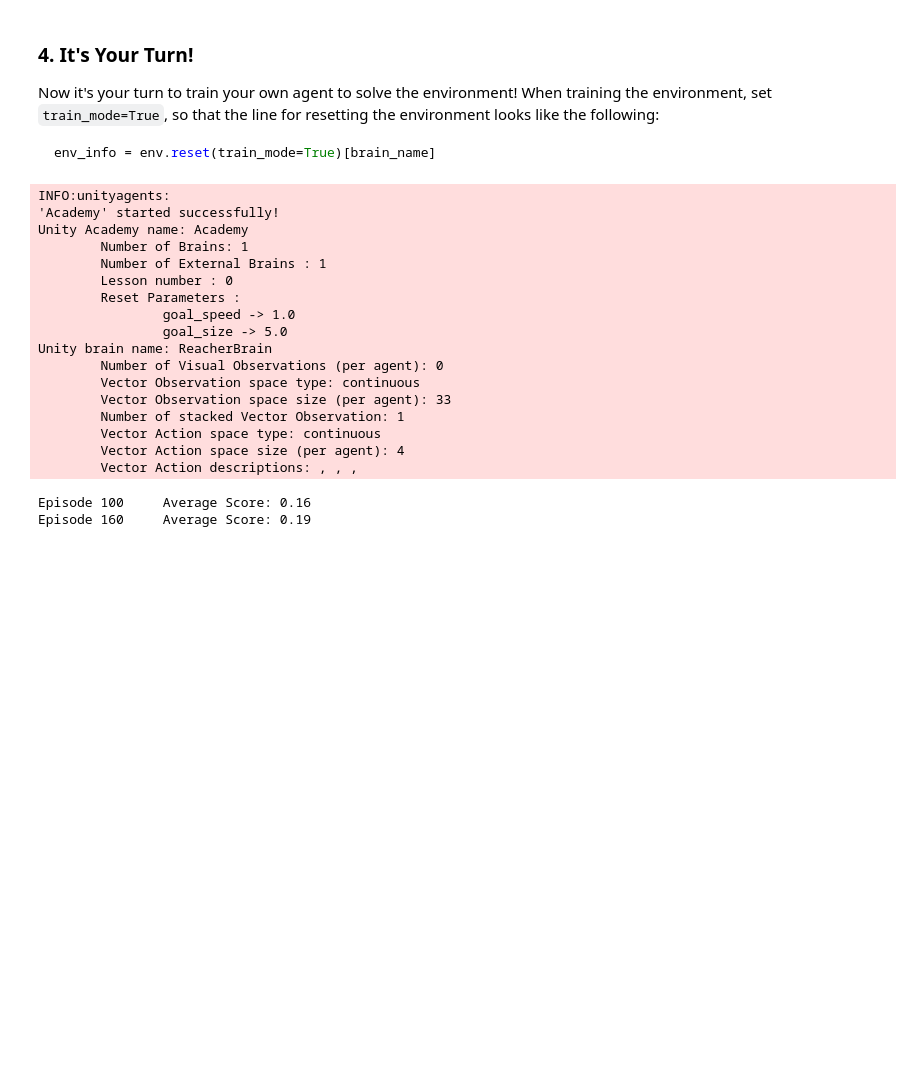
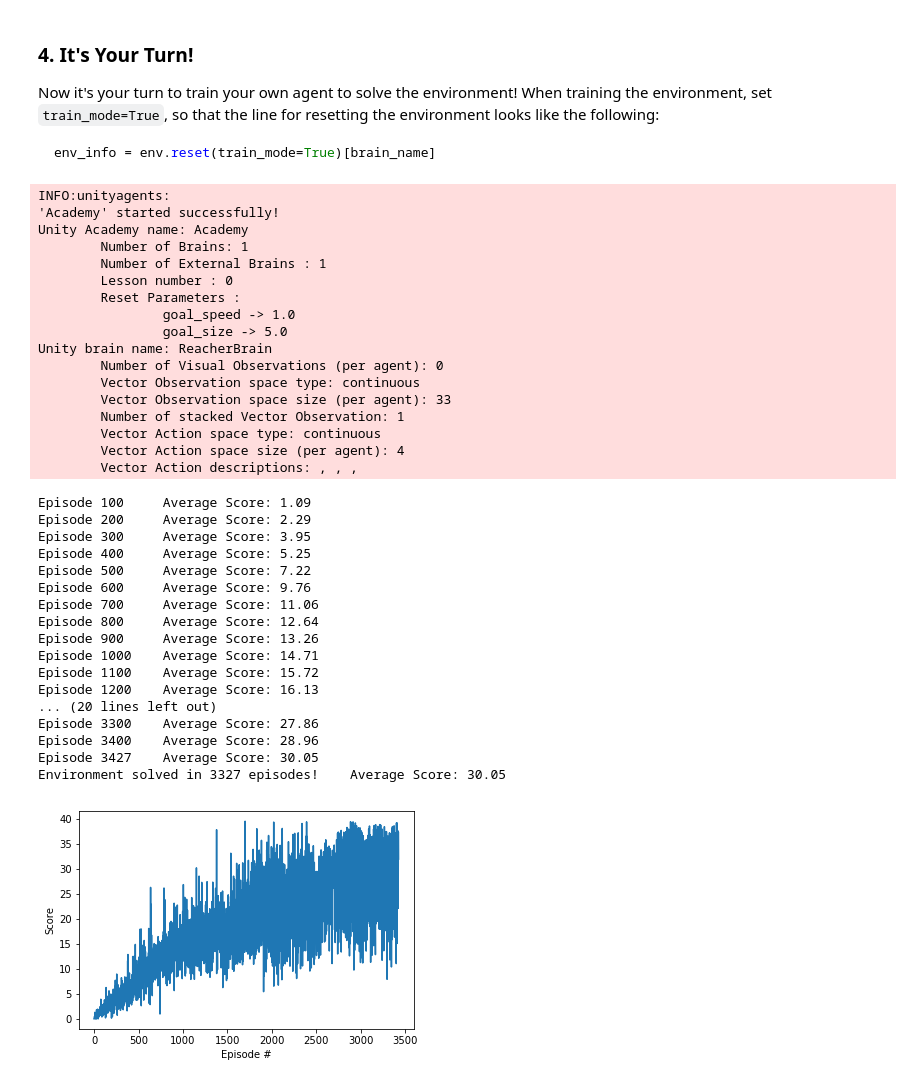
Before and after one commit to kelvin84hk/DRLND_P2_Continuous_Control, a Jupyter notebook: Continuous_Control.ipynb, the cells around one changed output. Drawn from its saved outputs; the diff is of its cells as text; code cells hidden in the pictures; blank space fills up the shorter version.

````diff
--- a/Continuous_Control.ipynb
+++ b/Continuous_Control.ipynb
@@ -122,7 +133,7 @@ Now it's your turn to train your own agent to solve the environment!  When train
 env_info = env.reset(train_mode=True)[brain_name]
 ```
 # %%
-def train(check_pt_path,n_episodes=5000, eps_start=1.0, eps_end=0.01, eps_decay=0.997,isSolve=True,IsAvgScore=False):
+def train(check_pt_path,n_episodes=5000,isSolve=True,IsAvgScore=False):
     """Learning.
 
     Params
@@ -141,18 +152,15 @@ def train(check_pt_path,n_episodes=5000, eps_start=1.0, eps_end=0.01, eps_decay=
     avgscores=[]
     scores = []                        # list containing scores from each episode
     scores_window = deque(maxlen=100)  # last 100 scores
-    eps = eps_start                    # initialize epsilon
     for i_episode in range(1, n_episodes+1):
         env_info = env.reset(train_mode=True)[brain_name]
         state= env_info.vector_observations
         score = 0
         while True:
-            #print(state)
-            actions = agent.act(state)
+            actions = agent.act(state,add_noise=False)
             env_info=env.step(actions)[brain_name]
             next_state = env_info.vector_observations
             reward = env_info.rewards[0]
-            #print(reward)# get the reward
             done = env_info.local_done[0]
             agent.step(state, actions, reward, next_state, done)
             state = next_state
@@ -161,14 +169,14 @@ def train(check_pt_path,n_episodes=5000, eps_start=1.0, eps_end=0.01, eps_decay=
                 break
         scores_window.append(score)       # save most recent score
         scores.append(score)              # save most recent score
-        eps = max(eps_end, eps_decay*eps) # decrease epsilon
         print('\rEpisode {}\tAverage Score: {:.2f}'.format(i_episode, np.mean(scores_window)), end="")
         if i_episode % 100 == 0:
             print('\rEpisode {}\tAverage Score: {:.2f}'.format(i_episode, np.mean(scores_window)))
             avgscores.append(np.mean(scores_window))
         if np.mean(scores_window)>=30.0 and isSolve:
             print('\nEnvironment solved in {:d} episodes!\tAverage Score: {:.2f}'.format(i_episode-100, np.mean(scores_window)))
-            torch.save(agent.actor_local.state_dict(),check_pt_path)
+            torch.save(agent.actor_local.state_dict(),check_pt_path+'_actor.pth')
+            torch.save(agent.critic_local.state_dict(),check_pt_path+'_critic.pth')
             break
     env.close()
     if IsAvgScore:
@@ -176,36 +184,52 @@ def train(check_pt_path,n_episodes=5000, eps_start=1.0, eps_end=0.01, eps_decay=
     else:
         return scores
 # %%
-# train an agent with D4PG with PER, batch norm
-agent = Agent(state_size=33, action_size=4, seed=32,BUFFER_SIZE = int(1e6),BATCH_SIZE = 64,GAMMA = 0.99,TAU = 1e-3,LR_ACTOR = 1e-4,LR_CRITIC = 3e-4,WEIGHT_DECAY = 0.0001,UPDATE_EVERY = 10,IsPR=True,N_step=20,IsD4PG_Cat=True)
+# train an agent with D4PG with PER
+agent = Agent(state_size=33, action_size=4, seed=32,BUFFER_SIZE = int(1e5),BATCH_SIZE = 64,GAMMA = 0.99,TAU = 1e-3,LR_ACTOR = 1e-4,LR_CRITIC = 1e-4,WEIGHT_DECAY = 0,UPDATE_EVERY = 5,IsPR=True,N_step=10,IsD4PG_Cat=True)
 
-scores = train(check_pt_path='d4pg.pth')
+scores = train(check_pt_path='single_d4pg',n_episodes=100000)
 
 # plot the scores
 fig = plt.figure()
 ax = fig.add_subplot(111)
 plt.plot(np.arange(len(scores)), scores)
 plt.ylabel('Score')
 plt.xlabel('Episode #')
 
 plt.show()
 # %% [output]
 INFO:unityagents:
 'Academy' started successfully!
 Unity Academy name: Academy
         Number of Brains: 1
         Number of External Brains : 1
         Lesson number : 0
         Reset Parameters :
                 goal_speed -> 1.0
                 goal_size -> 5.0
 Unity brain name: ReacherBrain
         Number of Visual Observations (per agent): 0
         Vector Observation space type: continuous
         Vector Observation space size (per agent): 33
         Number of stacked Vector Observation: 1
         Vector Action space type: continuous
         Vector Action space size (per agent): 4
         Vector Action descriptions: , , ,
-Episode 100     Average Score: 0.16
-Episode 160     Average Score: 0.19
+Episode 100     Average Score: 1.09
+Episode 200     Average Score: 2.29
+Episode 300     Average Score: 3.95
+Episode 400     Average Score: 5.25
+Episode 500     Average Score: 7.22
+Episode 600     Average Score: 9.76
+Episode 700     Average Score: 11.06
+Episode 800     Average Score: 12.64
+Episode 900     Average Score: 13.26
+Episode 1000    Average Score: 14.71
+Episode 1100    Average Score: 15.72
+Episode 1200    Average Score: 16.13
+... (20 lines left out)
+Episode 3300    Average Score: 27.86
+Episode 3400    Average Score: 28.96
+Episode 3427    Average Score: 30.05
+Environment solved in 3327 episodes!    Average Score: 30.05
+[figure, added]
````
Also changed, not shown: parts of 3 cells of this notebook, 6 other files.
